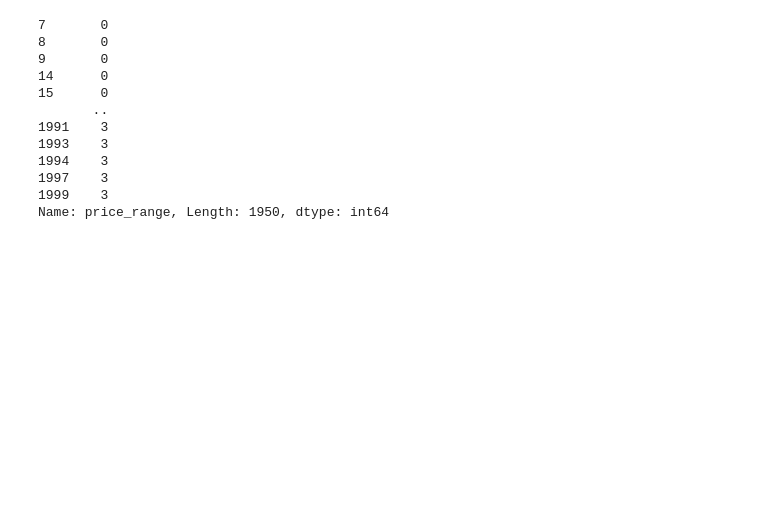
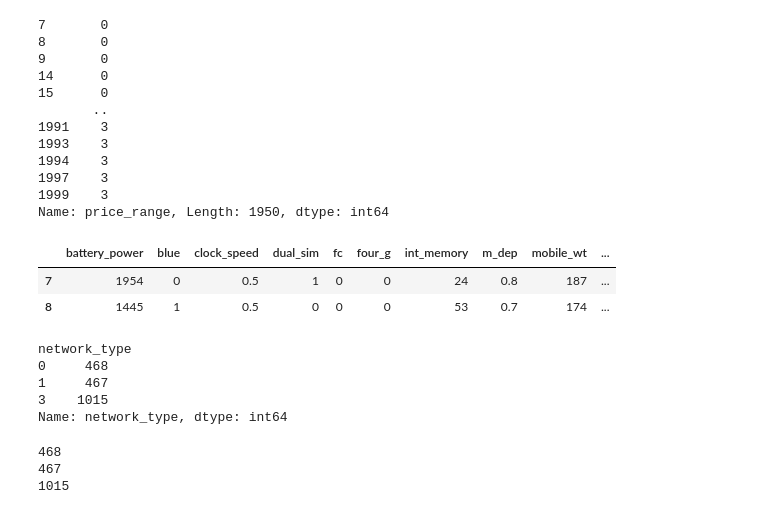
Before and after one commit to surajjorwar/Mobile-price-range-prediction-, a Jupyter notebook: Mobile_price_prediction_.ipynb, the cells around one changed output. Saved outputs shown, nothing was run; the diff lists cells and outputs as text; code cells hidden in the pictures; blank space fills up the shorter version.

```diff
--- a/Mobile_price_prediction_.ipynb
+++ b/Mobile_price_prediction_.ipynb
@@ -325,0 +339,6 @@ Name: price_range, Length: 1950, dtype: int64
+# %%
+df.head(2)
+# %% [output]
+|  | battery_power | blue | clock_speed | dual_sim | fc | four_g | int_memory | m_dep | mobile_wt | ... |
+| 7 | 1954 | 0 | 0.5 | 1 | 0 | 0 | 24 | 0.8 | 187 | ... |
+| 8 | 1445 | 1 | 0.5 | 0 | 0 | 0 | 53 | 0.7 | 174 | ... |
@@ -326,3 +351,19 @@ Name: price_range, Length: 1950, dtype: int64
+# %%
+df.groupby('network_type')['network_type'].count()
+# %% [output]
+network_type
+0     468
+1     467
+3    1015
+Name: network_type, dtype: int64
+# %%
+print(d[0].sum())
+print(d[1].sum())
+print(d[2].sum())
+# %% [output]
+468
+467
+1015
 # %%
 
 # Import necessary libraries
```
Also changed, not shown: parts of 16 cells of this notebook.
